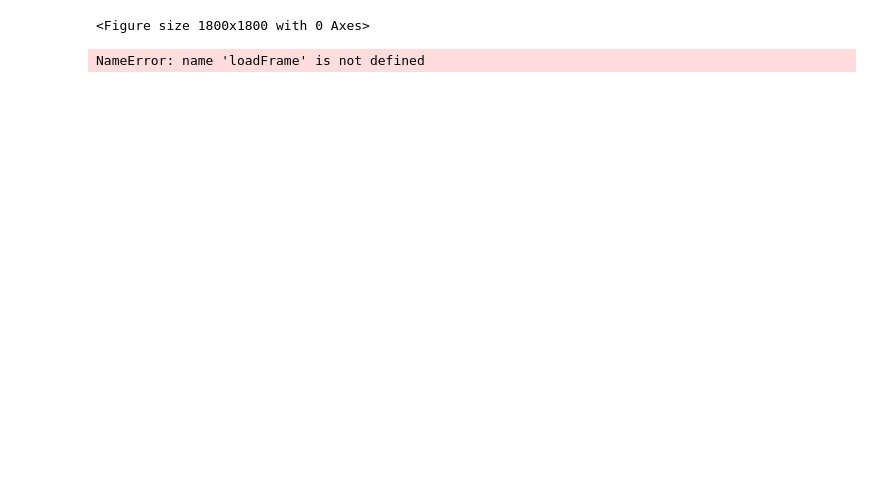
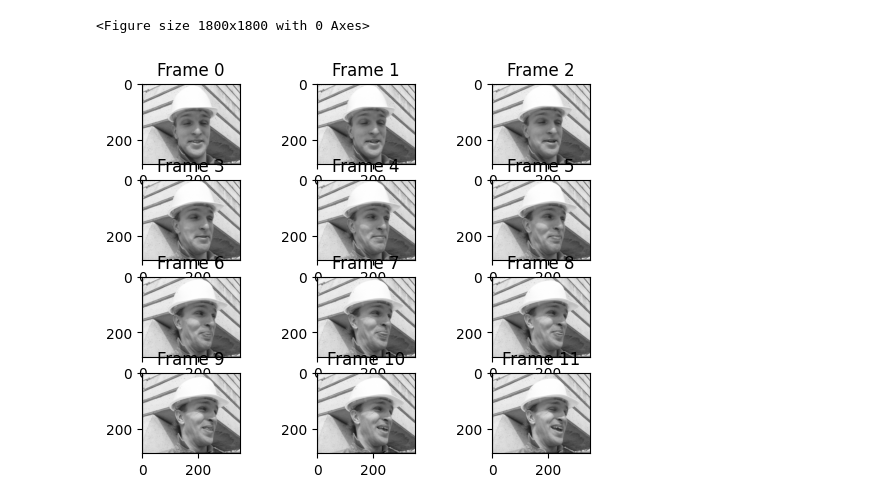
Before and after one commit to tienngc/Digital-Video-Processing, a Jupyter notebook: lecture02.ipynb, the cells around one changed output. Drawn from its saved outputs; the diff is of its cells as text; code cells hidden in the pictures; blank space fills up the shorter version.

```diff
--- a/lecture02.ipynb
+++ b/lecture02.ipynb
@@ -32,13 +32,13 @@ def show(slot, img, title, cmap=None):
 <Figure size 1800x1800 with 0 Axes>
 # %%
 # Load frames
-frms = loadFrame('foreman_qcif_mono.y4m', 12)
+frms = loadFrame('foreman_cif.y4m', 12)
 
 # Show original frames
 for t in range(12):
     show(t+1, frms[t], f"Frame {t}", 'gray')
 # %% [output]
-NameError: name 'loadFrame' is not defined
+[figure, added]
 # %%
 # Drop odd frames and keep even frames
 even_frames = frms[::2]
```
Also changed, not shown: parts of 1 cell of this notebook.
